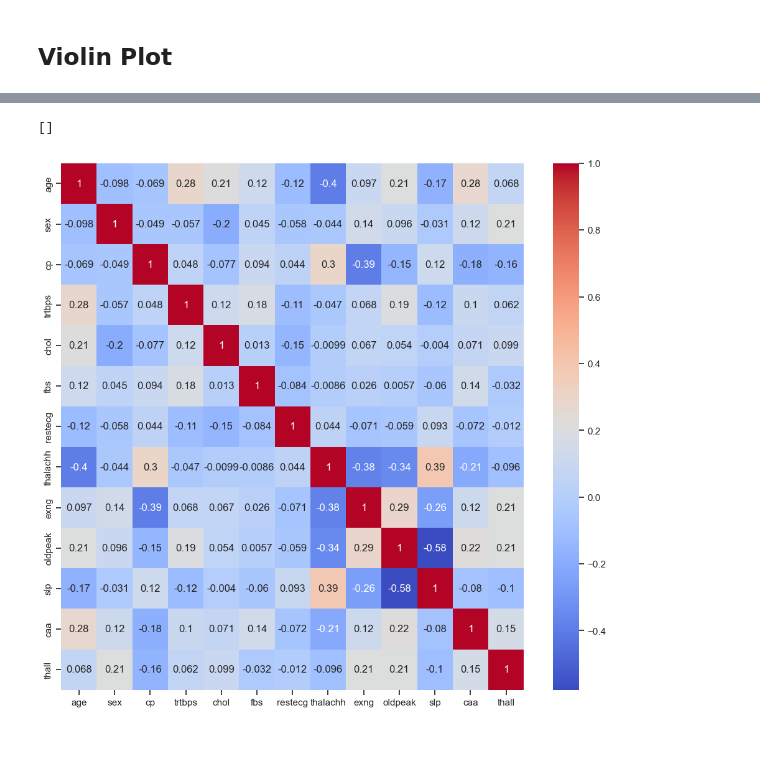
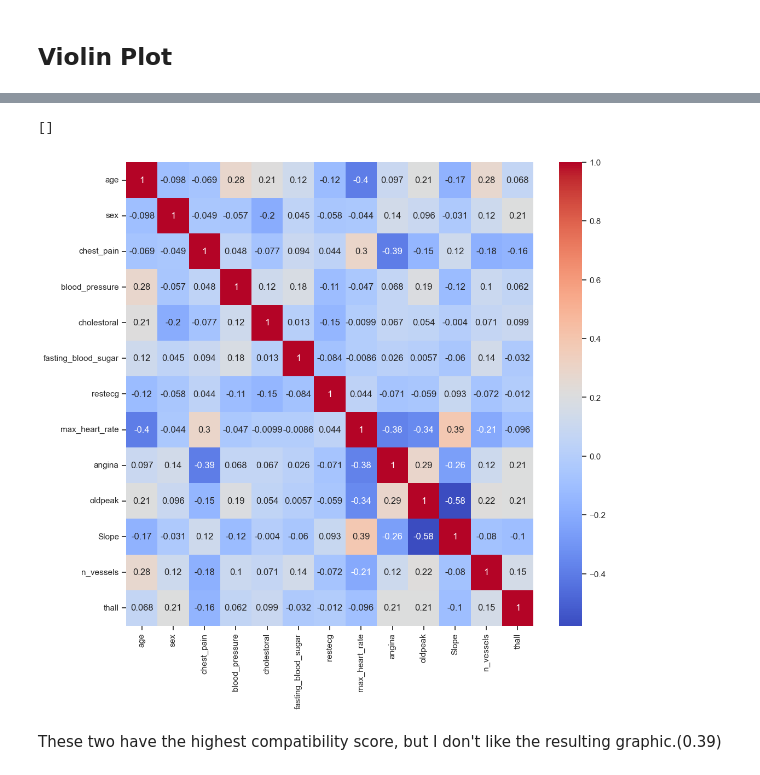
Before and after one commit to masanbasa3k/Machine_Learning, a Jupyter notebook: heart_attack_EDA_classification.ipynb, the cells around one changed output, grey strips where cells are left out. Cells and saved outputs as stored; diff of their text form; code cells hidden in the pictures; blank space fills up the shorter version.

```diff
--- a/heart_attack_EDA_classification.ipynb
+++ b/heart_attack_EDA_classification.ipynb
@@ -97,0 +100,10 @@ memory usage: 30.9 KB
+# %%
+df.rename(columns={"cp": "chest_pain",
+                   "trtbps":"blood_pressure",
+                   "chol":"cholestoral",
+                   "fbs":"fasting_blood_sugar",
+                   "thalachh":"max_heart_rate",
+                   "exng":"angina",
+                   "slp":"slope",
+                   "caa": "n_vessels",
+                   "output":"heart_attack"},inplace=True)
@@ -167,10 +188,12 @@ df.describe()
 # %%
-df_without_output = df.drop(['output'], axis=1)
+df_without_output = df.drop(['heart_attack'], axis=1)
 plt.figure(figsize=(12,11))
 sns.heatmap(df_without_output.corr(), annot=True, cmap='coolwarm')
 plt.plot()
 # %% [output]
 []
-[figure, old version]
+[figure, new version]
+# %% [markdown]
+These two have the highest compatibility score, but I don't like the resulting graphic.(0.39)
 # %%
 plt.figure(figsize=(8,7))
```
Also changed, not shown: parts of 13 cells of this notebook.
